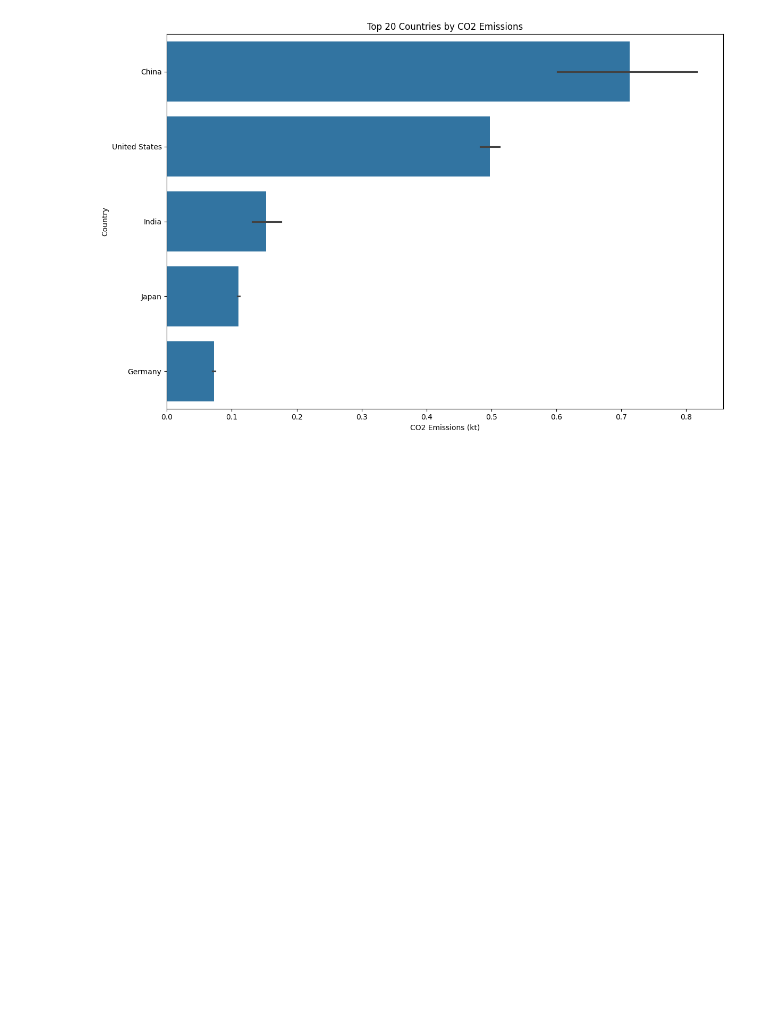
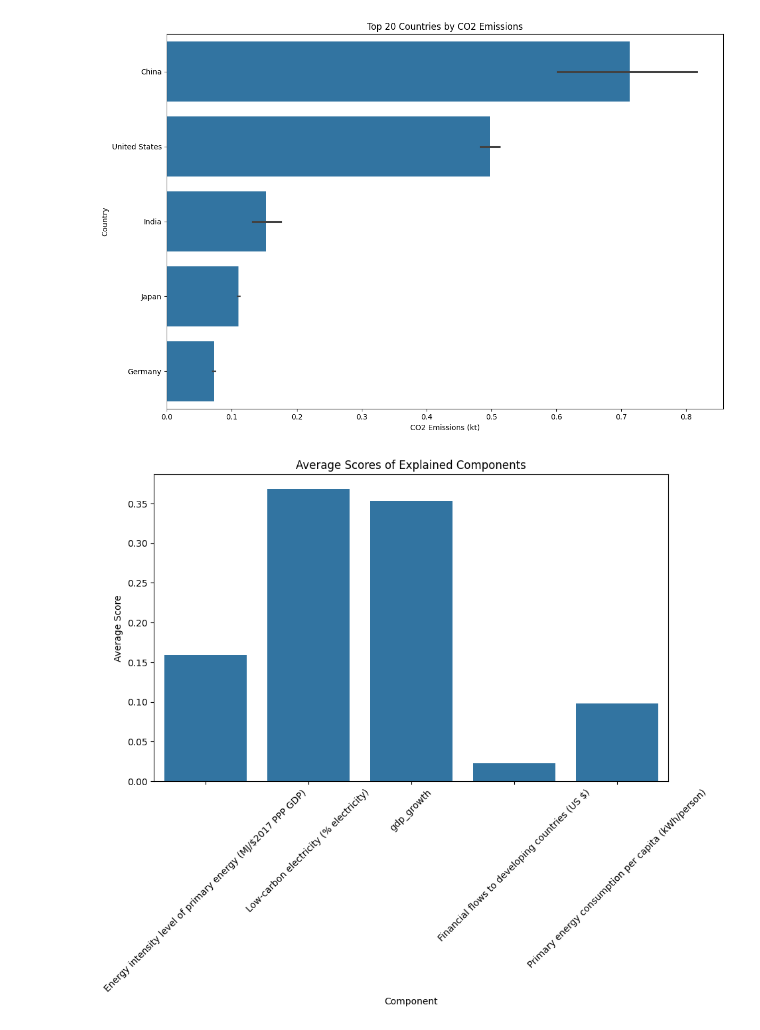
Before and after one commit to Annas-khan424/Data-visualisation, a Jupyter notebook: main.ipynb, the cells around one changed output. Drawn from its saved outputs; the diff is of its cells as text; code cells hidden in the pictures; blank space fills up the shorter version.

Commit message:
add histogram and catorizer the data :card_file_box:

```diff
--- a/main.ipynb
+++ b/main.ipynb
@@ -771,3 +771,25 @@ plt.tight_layout()  # Adjust layout to prevent overlapping labels
 plt.show()
 # %% [output]
 [figure]
+# %%
+# Calculating the mean for each 'Explained by' component
+explained_means = df[['Energy intensity level of primary energy (MJ/$2017 PPP GDP)',
+                      'Low-carbon electricity (% electricity)',
+                      'gdp_growth',
+                      'Financial flows to developing countries (US $)',
+                      'Primary energy consumption per capita (kWh/person)']].mean()
+
+# Converting series to DataFrame for easier plotting
+explained_means = explained_means.reset_index()
+explained_means.columns = ['Component', 'Average Score']
+
+# Plotting
+plt.figure(figsize=(10, 6))
+sns.barplot(x='Component', y='Average Score', data=explained_means)
+plt.title('Average Scores of Explained Components')
+plt.xticks(rotation=45)
+plt.xlabel('Component')
+plt.ylabel('Average Score')
+plt.show()
+# %% [output]
+[figure, added]
```
Also changed, not shown: parts of 4 cells of this notebook.
